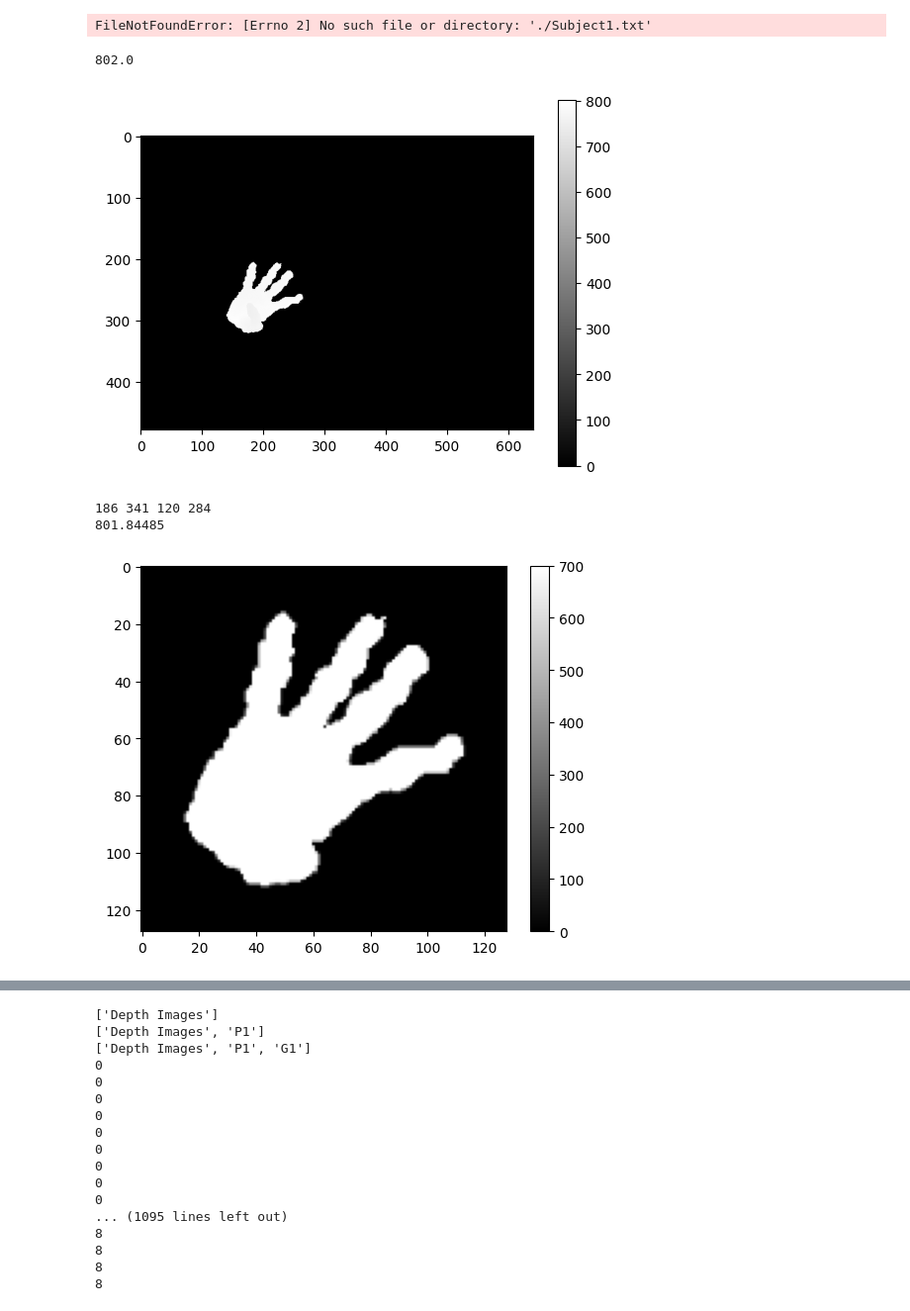
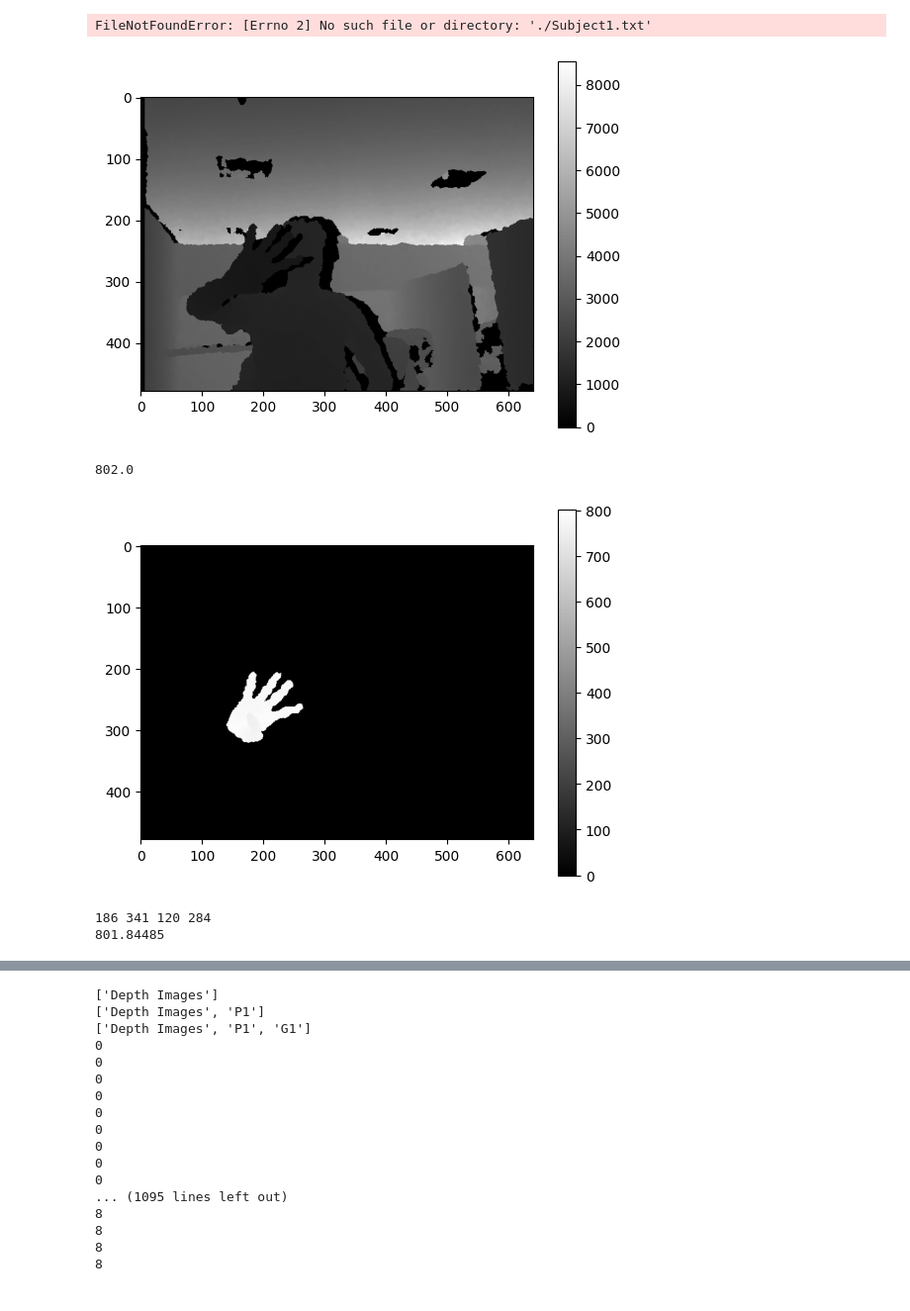
Before and after one commit to Craig-Leslie/FinalProject, a Jupyter notebook: testfile.ipynb, the cells around one changed output, grey strips where cells are left out. Shown at 99% size. Cells and saved outputs as stored; diff of their text form; code cells hidden in the pictures.

```diff
--- a/testfile.ipynb
+++ b/testfile.ipynb
@@ -45,7 +45,10 @@ print(depthDF)
 FileNotFoundError: [Errno 2] No such file or directory: './Subject1.txt'
 # %%
 depthMap = pd.read_csv('Depth Images/P2/G5/1.txt')
-#depthArray = depthArray.reshape((480, 640))
+plt.imshow(depthMap, cmap='gray')
+plt.colorbar()
+plt.savefig("Image1")
+plt.show()#depthArray = depthArray.reshape((480, 640))
 
 k = 0
 threshold = (np.min(depthMap[depthMap>k])) + 50
@@ -58,38 +61,40 @@ depth[depth > threshold] = 0
 
 plt.imshow(depth, cmap='gray')
 plt.colorbar()
+plt.savefig("Image2")
 plt.show()
 
 mask = depth > 0
 mask = mask.astype(np.uint8)
 
 
 #num_labels, labels, stats, centroids = cv2.connectedComponentsWithStats(mask)
 #largest_label = 1 + np.argmax(stats[1:, cv2.CC_STAT_AREA])
 
 #clean_mask = (labels == largest_label).astype(np.uint8)
 
 #depth = depth * clean_mask
 ys, xs = np.where(depth>0)
 
 
 padding = 20
 
 ymin, ymax = max(0, ys.min() - padding), max(0, ys.max() + padding)
 xmin, xmax = max(0, xs.min() - padding), max(0, xs.max() + padding)
 
 print(ymin, ymax, xmin, xmax)
 hand_crop = depth[ymin:ymax, xmin:xmax]
 hand_crop = cv2.resize(hand_crop, (128, 128))
 
 print(hand_crop.max())
 plt.imshow(hand_crop, cmap='gray')
 plt.clim(0, 700)
 plt.colorbar()
+plt.savefig("Image3")
 plt.show()
 # %% [output]
+[figure, new version]
 802.0
-[figure, old version]
+[figure, new version]
 186 341 120 284
 801.84485
-[figure, old version]
```
Also changed, not shown: parts of 1 cell of this notebook, 6 other files.
